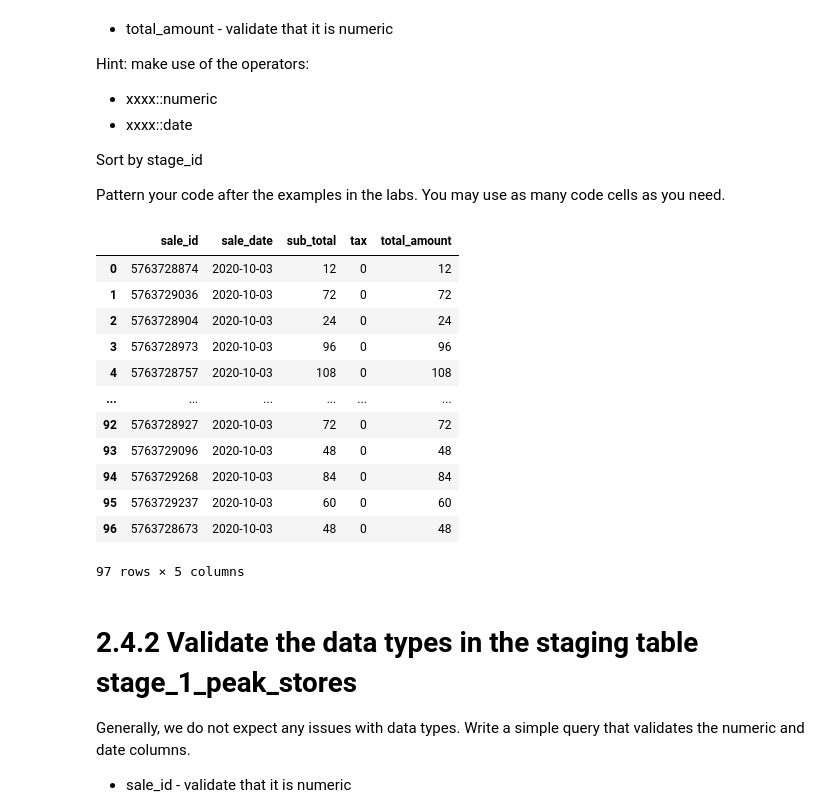
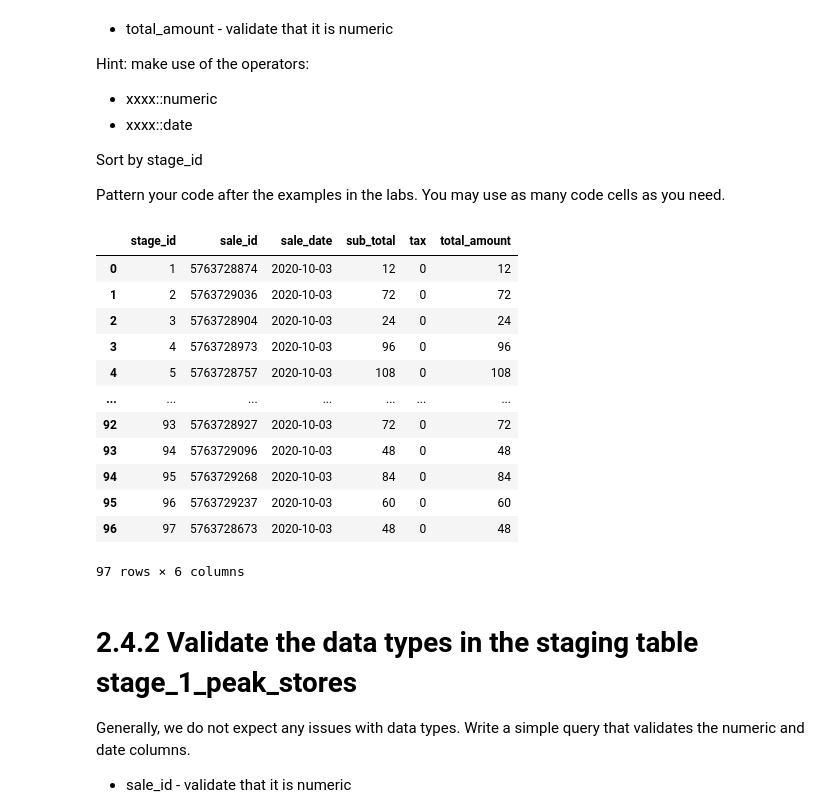
Before and after one commit to scabanela-ischool/Data_Engineering_Proj2_Tracking_User_Activity, a Jupyter notebook: project_2_4.ipynb, the cells around one changed output. Saved outputs shown, nothing was run; the diff lists cells and outputs as text; code cells hidden in the pictures.

Commit message:
Added stage_id column to output

```diff
--- a/project_2_4.ipynb
+++ b/project_2_4.ipynb
@@ -93,34 +93,35 @@ Pattern your code after the examples in the labs.  You may use as many code cell
 # %%
 rollback_before_flag = True
 rollback_after_flag = True
 
 query  = """
 
-select sale_id::numeric,
+select stage_id,
+       sale_id::numeric,
        sale_date::date,
        sub_total::numeric,
        tax::numeric,
        total_amount::numeric
 from stage_1_peak_sales
 order by stage_id
 
 """
 
 my_select_query_pandas(query, rollback_before_flag, rollback_after_flag)
 # %% [output]
-|  | sale_id | sale_date | sub_total | tax | total_amount |
-| 0 | 5763728874 | 2020-10-03 | 12 | 0 | 12 |
-| 1 | 5763729036 | 2020-10-03 | 72 | 0 | 72 |
-| 2 | 5763728904 | 2020-10-03 | 24 | 0 | 24 |
-| 3 | 5763728973 | 2020-10-03 | 96 | 0 | 96 |
-| 4 | 5763728757 | 2020-10-03 | 108 | 0 | 108 |
-| ... | ... | ... | ... | ... | ... |
-| 92 | 5763728927 | 2020-10-03 | 72 | 0 | 72 |
-| 93 | 5763729096 | 2020-10-03 | 48 | 0 | 48 |
-| 94 | 5763729268 | 2020-10-03 | 84 | 0 | 84 |
-| 95 | 5763729237 | 2020-10-03 | 60 | 0 | 60 |
-| 96 | 5763728673 | 2020-10-03 | 48 | 0 | 48 |
+|  | stage_id | sale_id | sale_date | sub_total | tax | total_amount |
+| 0 | 1 | 5763728874 | 2020-10-03 | 12 | 0 | 12 |
+| 1 | 2 | 5763729036 | 2020-10-03 | 72 | 0 | 72 |
+| 2 | 3 | 5763728904 | 2020-10-03 | 24 | 0 | 24 |
+| 3 | 4 | 5763728973 | 2020-10-03 | 96 | 0 | 96 |
+| 4 | 5 | 5763728757 | 2020-10-03 | 108 | 0 | 108 |
+| ... | ... | ... | ... | ... | ... | ... |
+| 92 | 93 | 5763728927 | 2020-10-03 | 72 | 0 | 72 |
+| 93 | 94 | 5763729096 | 2020-10-03 | 48 | 0 | 48 |
+| 94 | 95 | 5763729268 | 2020-10-03 | 84 | 0 | 84 |
+| 95 | 96 | 5763729237 | 2020-10-03 | 60 | 0 | 60 |
+| 96 | 97 | 5763728673 | 2020-10-03 | 48 | 0 | 48 |
-97 rows × 5 columns
+97 rows × 6 columns
 # %% [markdown]
 # 2.4.2 Validate the data types in the staging table stage_1_peak_stores
 
```
Also changed, not shown: parts of 3 cells of this notebook.
